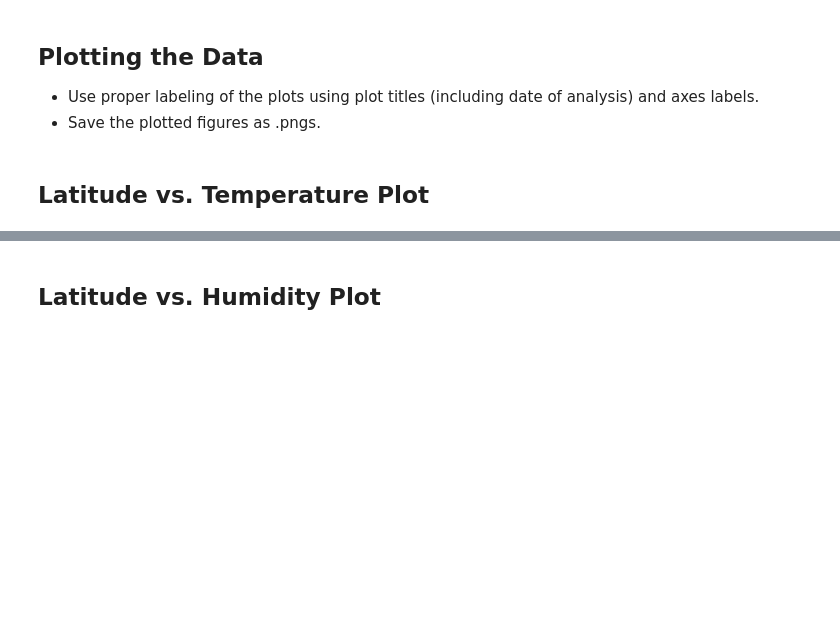
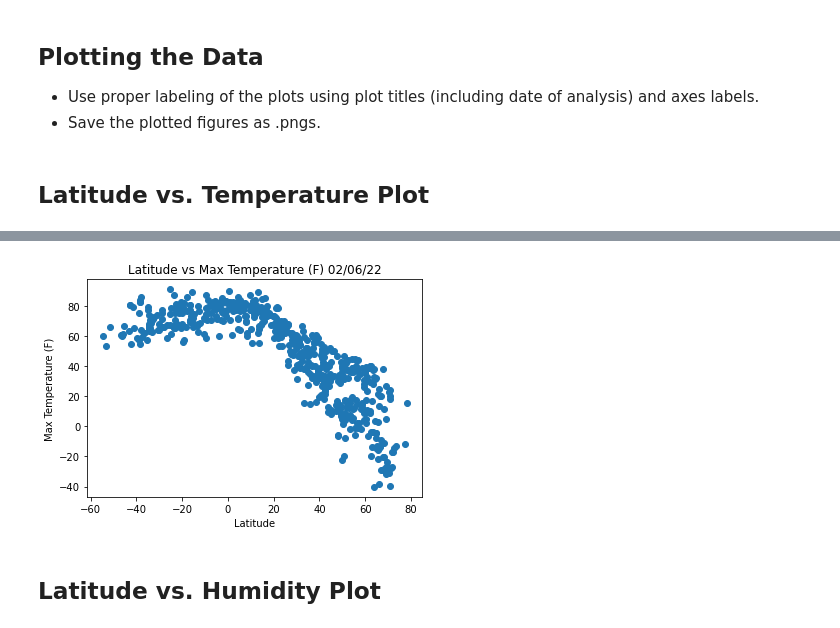
Before and after one commit to namatagb/gtbc-06-python-api-challenge, a Jupyter notebook: WeatherPy/WeatherPy.ipynb, the cells around one changed output, grey strips where cells are left out. Cells and saved outputs as stored; diff of their text form; code cells hidden in the pictures; blank space fills up the shorter version.

```diff
--- a/WeatherPy/WeatherPy.ipynb
+++ b/WeatherPy/WeatherPy.ipynb
@@ -171,2 +163,10 @@ Int64Index([], dtype='int64')
+# %%
+plt.scatter(lat, max_temp)
+plt.xlabel("Latitude")
+plt.ylabel("Max Temperature (F)")
+plt.title("Latitude vs Max Temperature (F) 02/06/22");
+plt.savefig('Outputs/Fig1.png')
+# %% [output]
+[figure, added]
 # %% [markdown]
 ## Latitude vs. Humidity Plot
```
Also changed, not shown: parts of 34 cells of this notebook, 13 other files.
